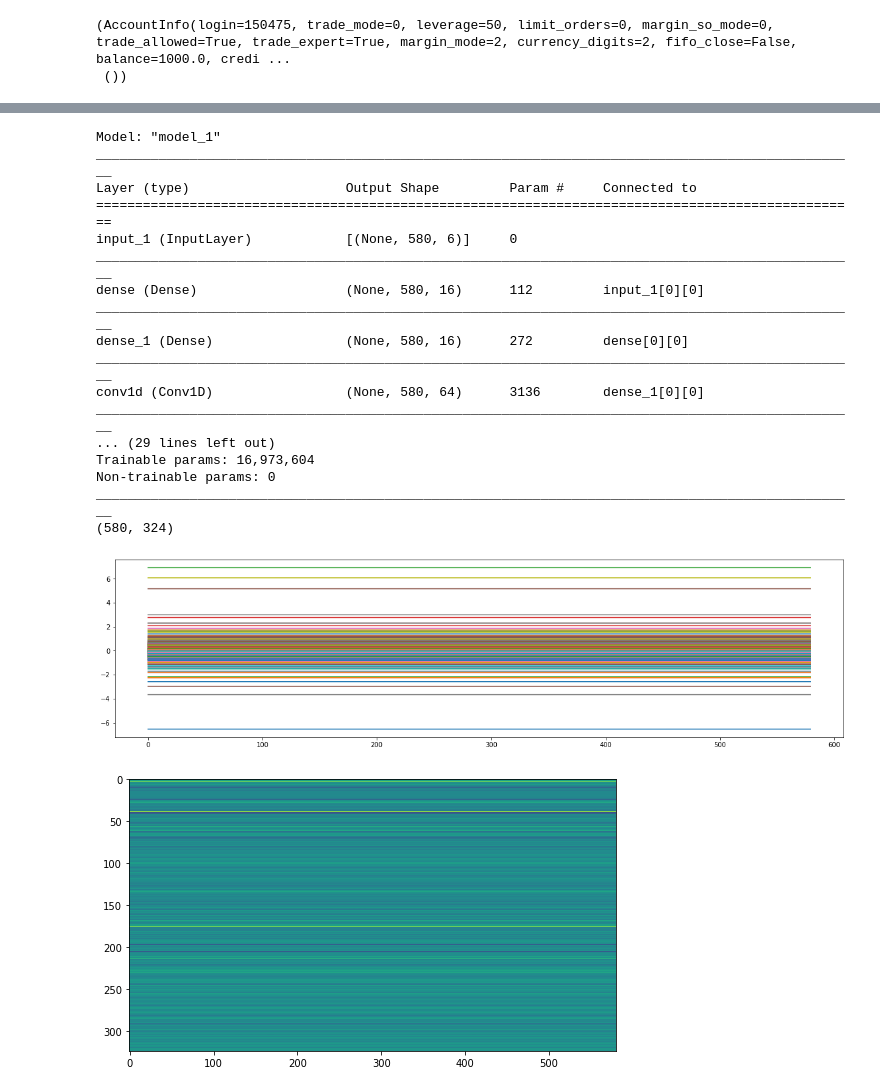
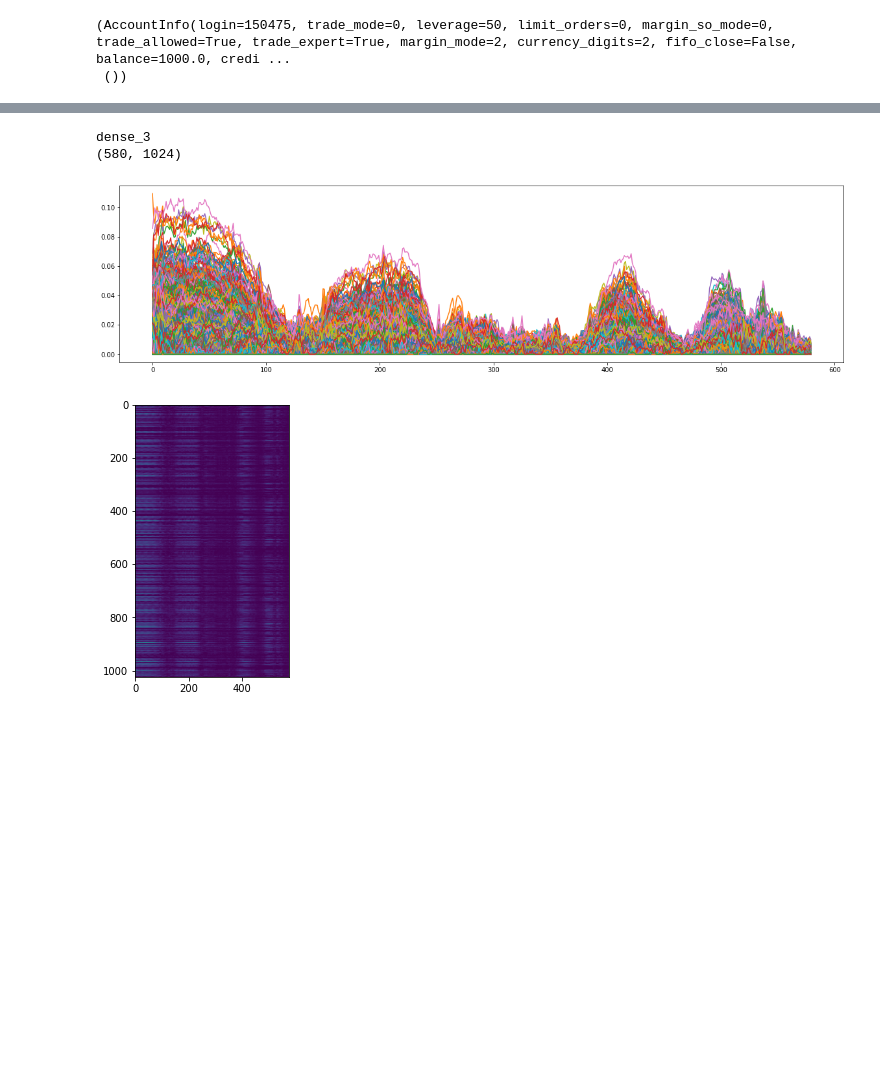
Before and after one commit to dercodeKoenig/trc-project, a Jupyter notebook: tx_large/test.ipynb, the cells around one changed output, grey strips where cells are left out. Saved outputs shown, nothing was run; the diff lists cells and outputs as text; code cells hidden in the pictures; blank space fills up the shorter version.

```diff
--- a/tx_large/test.ipynb
+++ b/tx_large/test.ipynb
@@ -355,6 +355,8 @@ if True:
   x = tf.keras.layers.Dense(1024,activation = "relu")(x)
   x = tf.keras.layers.Dense(324,activation = "relu")(x)
 
+  x = tf.keras.layers.LayerNormalization()(x)
+
   x = Positions(seq_len, x.shape[-1])(x)
   x = TransformerBlock(x.shape[2], 8, 256)(x,x)
   x = TransformerBlock(x.shape[2], 8, 256)(x,x)
@@ -582,37 +586,25 @@ plt.show()
 # %%
 import cv2
 
-feature_extractor = tf.keras.Model(inputs = model.inputs[0], outputs = model.layers[14].output)
-feature_extractor.summary()
-output = feature_extractor(d.reshape(1, seq_len, -1))[0].numpy()
+#feature_extractor = tf.keras.Model(inputs = model.inputs[0], outputs = model.layers[14].output)
+feature_extractor = tf.keras.Model(inputs = model.inputs[0], outputs = model.layers[8].output)
+#feature_extractor.summary()
+print(feature_extractor.layers[-1].name)
+output = feature_extractor(d.reshape(1, seq_len, -1))
+output = output[0].numpy()
 print(output.shape)
 plt.figure(figsize=(20,5))
 for i in output.T:
     plt.plot(i)
 plt.show()
 
 plt.figure(figsize=(20,5))
 #img = cv2.resize(output.T,(2000,500))
 img = output.T
 plt.imshow(img, aspect='1')
 plt.show()
 # %% [output]
-Model: "model_1"
-__________________________________________________________________________________________________
-Layer (type)                    Output Shape         Param #     Connected to
-==================================================================================================
-input_1 (InputLayer)            [(None, 580, 6)]     0
-__________________________________________________________________________________________________
-dense (Dense)                   (None, 580, 16)      112         input_1[0][0]
-__________________________________________________________________________________________________
-dense_1 (Dense)                 (None, 580, 16)      272         dense[0][0]
-__________________________________________________________________________________________________
-conv1d (Conv1D)                 (None, 580, 64)      3136        dense_1[0][0]
-__________________________________________________________________________________________________
-... (29 lines left out)
-Trainable params: 16,973,604
-Non-trainable params: 0
-__________________________________________________________________________________________________
-(580, 324)
+dense_3
+(580, 1024)
-[figure, old version]
+[figure, new version]
-[figure, old version]
+[figure, new version]
```
Also changed, not shown: parts of 6 cells of this notebook, 2 other files.
